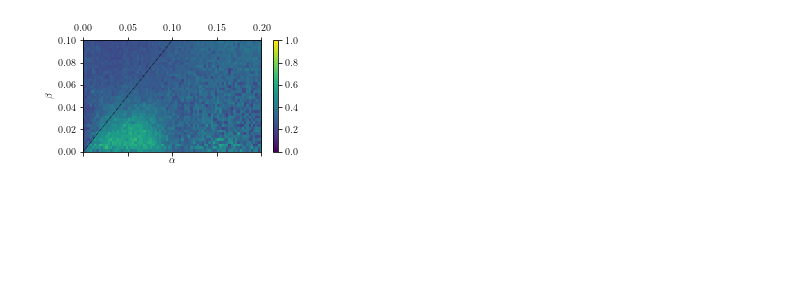
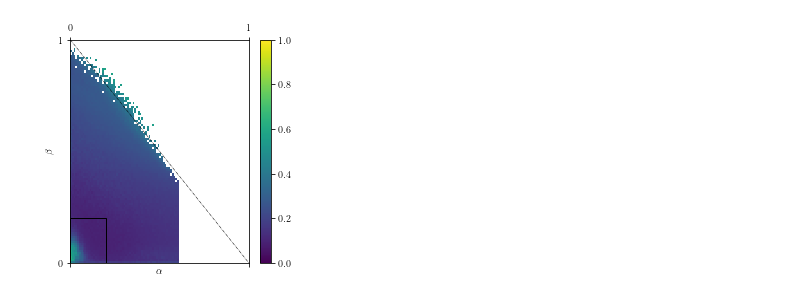
Before and after one commit to henmitch/chimera-2019, a Jupyter notebook: code/python/landscape_analysis.ipynb, the cells around one changed output. Cells and saved outputs as stored; diff of their text form; code cells hidden in the pictures; blank space fills up the shorter version.

```diff
--- a/code/python/landscape_analysis.ipynb
+++ b/code/python/landscape_analysis.ipynb
@@ -17,6 +16,6 @@ total size is 256867  speedup is 67.30
 # %%
-with open("../../data/high_res/hizanidis_params.pkl", "rb") as f:
-    params = pickle.load(f)
+with open("../../data/shanahan.csv", "r") as f:
+    params = pd.read_csv(f, index_col=False)
 
 params.head()
 # %% [output]
@@ -55,12 +85,17 @@ c = good.pivot_table(values="chimera", index="beta", columns="alpha")
 # %%
+c = good.pivot_table(values="chimera", index="beta", columns="alpha"
+                    )
+
 plt.matshow(c.values[:, :]*7, origin="lower", aspect="auto", vmin=0, vmax=1,
-            extent=[0, 0.9, 0, 0.9])
-plt.plot([0, 0.9], [0.9, 0], "-.", color="k", lw=0.5)
-plt.plot([])
+            extent=[c.columns.min(), c.columns.max(),
+                    c.index.min(), c.index.max()])
+plt.plot([0, 1], [1, 0], "-.", color="k", lw=0.5)
 plt.xlabel(r"$\alpha$")
 plt.ylabel(r"$\beta$")
-plt.gca().add_patch(Rectangle((0, 0), 0.2, 0.1, linewidth=1, fill=False))
+plt.xlim([0, 1])
+plt.ylim([0, 1])
+plt.gca().add_patch(Rectangle((0, 0), 0.2, 0.2, linewidth=1, fill=False))
 plt.colorbar()
 plt.gcf().set_size_inches(4, 4)
-plt.savefig("../../final/figure/aphysical_chimera", dpi=700)
+# plt.savefig("../../final/figure/aphysical_chimera_smooth", dpi=700)
 # %% [output]
@@ -80,2 +102,0 @@ params.head()
-# %%
-c = params.pivot_table(values="chimera", index="beta", columns="alpha")
@@ -82,12 +141,19 @@ c = params.pivot_table(values="chimera", index="beta", columns="alpha")
 # %%
-plt.matshow(c.values[:, :]*7, origin="lower", aspect="auto", vmin=0, vmax=1,
-            extent=[0, 0.2, 0, 0.1])
-plt.plot([0, 0.1], [0, 0.1], "-.", color="k", lw=0.5)
-plt.plot([])
+r = good.pivot_table(values="r_bar", index="beta", columns="alpha",
+                     aggfunc=np.mean
+                    )
+
+plt.matshow(r.values[:, :], origin="lower", aspect="auto", vmin=0, vmax=1,
+            extent=[c.columns.min(), c.columns.max(),
+                    c.index.min(), c.index.max()])
+plt.plot([0, 1], [1, 0], "-.", color="k", lw=0.5)
 plt.xlabel(r"$\alpha$")
 plt.ylabel(r"$\beta$")
+plt.xlim([0, 1])
+plt.ylim([0, 1])
+plt.gca().add_patch(Rectangle((0, 0), 0.2, 0.2, linewidth=1, fill=False))
 plt.colorbar()
-plt.gcf().set_size_inches(4, 2)
-plt.savefig("../../final/figure/zoom_chimera", dpi=700)
+plt.gcf().set_size_inches(4, 4)
+# plt.savefig("../../final/figure/aphysical_r_bar", dpi=700)
 # %% [output]
-[figure, old version]
+[figure, new version]
```
Also changed, not shown: parts of 16 cells of this notebook, 4 other files.
